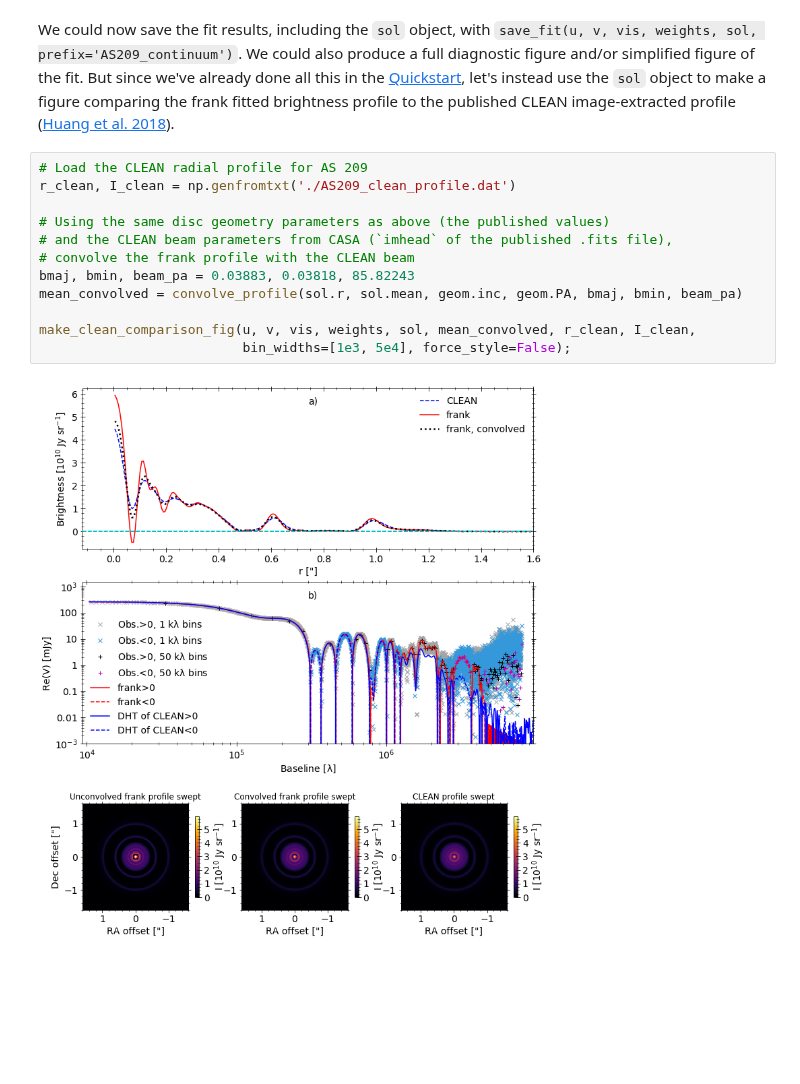
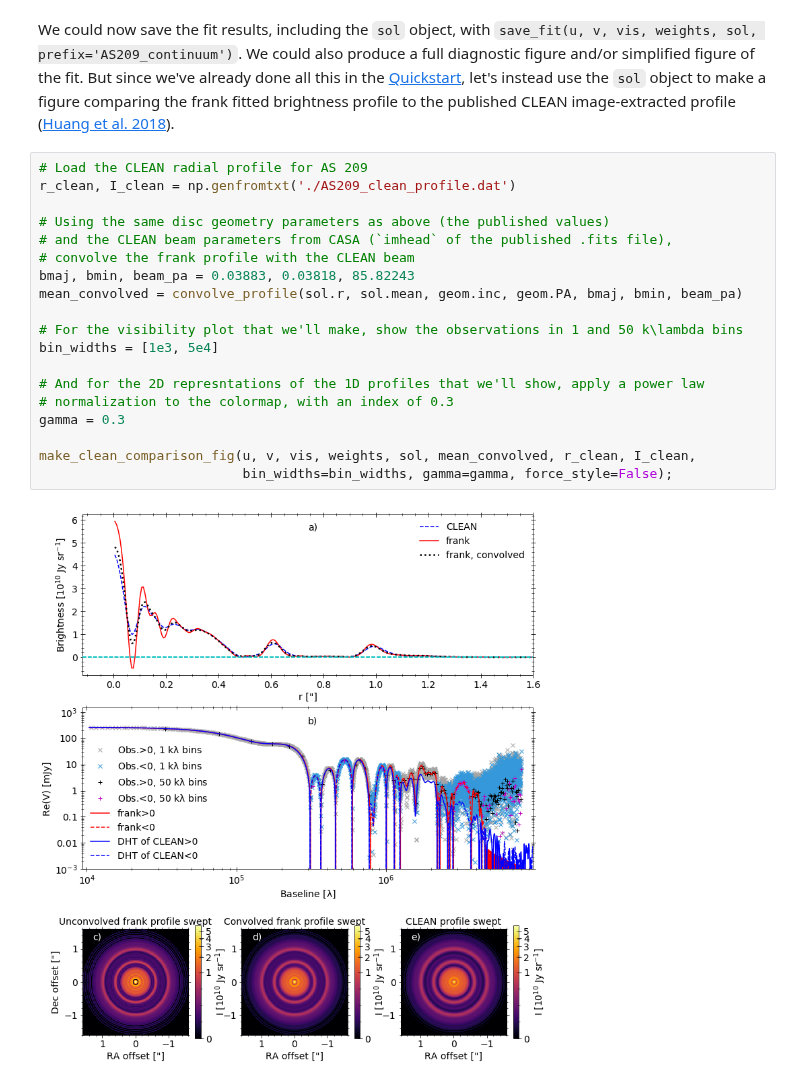
Before and after one commit to discsim/frank, a Jupyter notebook: tutorials/fitting_procedure.ipynb, the cells around one changed output. Cells and saved outputs as stored; diff of their text form; blank space fills up the shorter version.

```diff
--- a/tutorials/fitting_procedure.ipynb
+++ b/tutorials/fitting_procedure.ipynb
@@ -121,17 +121,24 @@ We could now save the fit results, including the `sol` object, with `save_fit(u,
 # %%
 # Load the CLEAN radial profile for AS 209
 r_clean, I_clean = np.genfromtxt('./AS209_clean_profile.dat')
 
 # Using the same disc geometry parameters as above (the published values)
 # and the CLEAN beam parameters from CASA (`imhead` of the published .fits file),
 # convolve the frank profile with the CLEAN beam
 bmaj, bmin, beam_pa = 0.03883, 0.03818, 85.82243
 mean_convolved = convolve_profile(sol.r, sol.mean, geom.inc, geom.PA, bmaj, bmin, beam_pa)
 
+# For the visibility plot that we'll make, show the observations in 1 and 50 k\lambda bins
+bin_widths = [1e3, 5e4]
+
+# And for the 2D represntations of the 1D profiles that we'll show, apply a power law
+# normalization to the colormap, with an index of 0.3
+gamma = 0.3
+
 make_clean_comparison_fig(u, v, vis, weights, sol, mean_convolved, r_clean, I_clean,
-                          bin_widths=[1e3, 5e4], force_style=False);
+                          bin_widths=bin_widths, gamma=gamma, force_style=False);
 # %% [output]
-[figure, old version]
+[figure, new version]
 # %% [markdown]
 **a)** The frank profile, this profile convolved with the CLEAN beam, and the CLEAN profile. The frank profile when convolved with the CLEAN beam is pretty similar to the CLEAN profile, an indication that the unconvolved frank profile is correctly identifying sub-beam structure.
 
```
Also changed, not shown: parts of 1 cell of this notebook, 6 other files.
